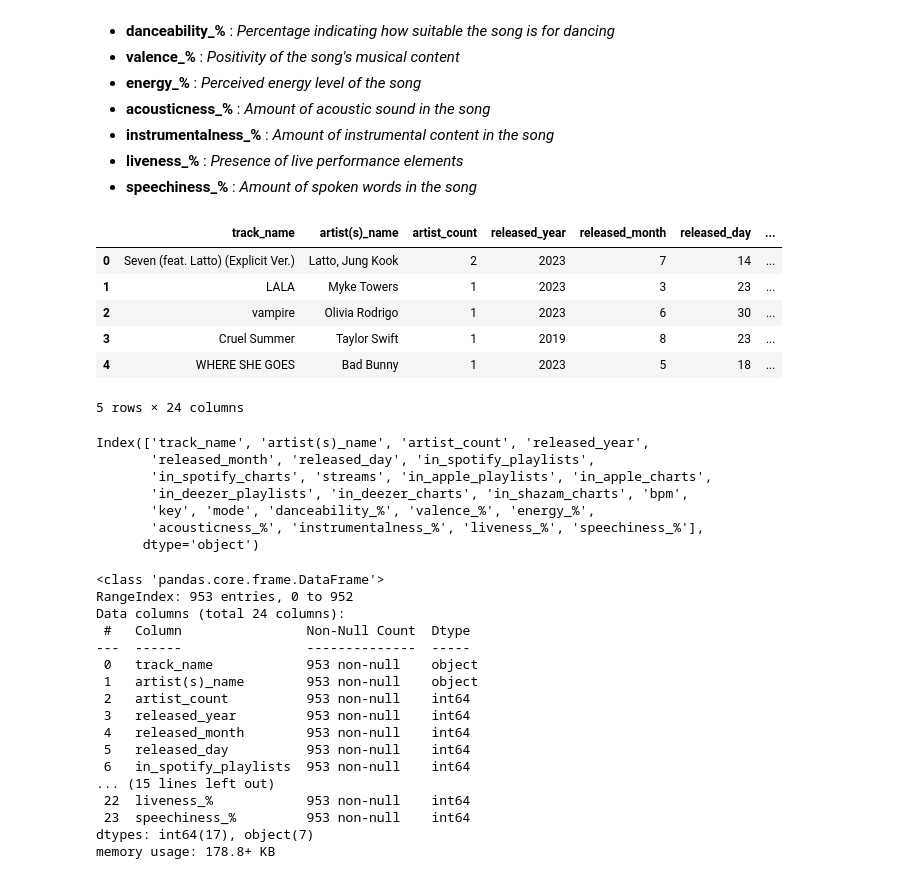
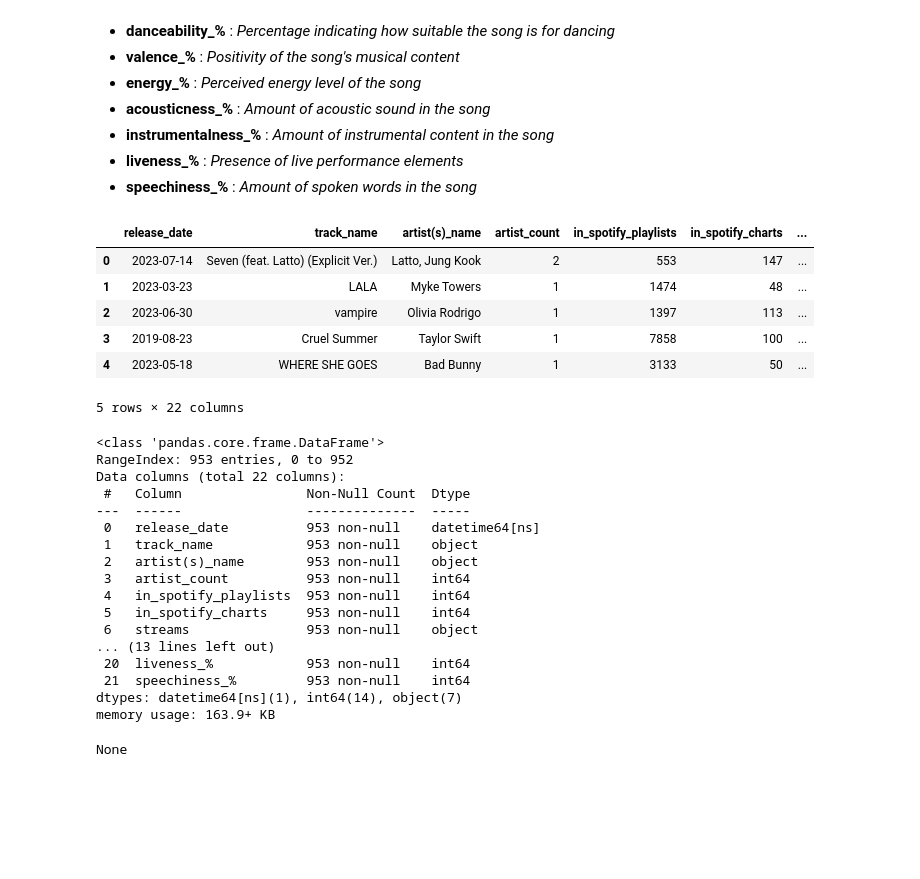
Before and after one commit to willablackmon/spotify_playlist_analysis, a Jupyter notebook: spotify_2023_data.ipynb, the cells around one changed output. Cells and saved outputs as stored; diff of their text form; code cells hidden in the pictures; blank space fills up the shorter version.

```diff
--- a/spotify_2023_data.ipynb
+++ b/spotify_2023_data.ipynb
@@ -32,41 +34,38 @@ https://www.kaggle.com/datasets/nelgiriyewithana/top-spotify-songs-2023
 * **liveness_%** : *Presence of live performance elements*
 * **speechiness_%** : *Amount of spoken words in the song*
 # %%
-# Import CSV
+# Import CSV, convert three data columns as a single dateTime object.
 csv_path = 'Resources/spotify-2023-data.csv'
-df = pd.read_csv(csv_path, encoding='ISO-8859-1')
+
+# note: Support for nested sequences for 'parse_dates' in pd.read_csv is deprecated.
+# Combine the desired columns with pd.to_datetime (see above frame)
+df = pd.read_csv(csv_path, encoding='ISO-8859-1', parse_dates = { 'release_date' : ['released_year', 'released_month', 'released_day']})
+
 display(df.head())
-display(df.columns)
-df.info()
+display(df.info())
 # %% [output]
-|  | track_name | artist(s)_name | artist_count | released_year | released_month | released_day | ... |
-| 0 | Seven (feat. Latto) (Explicit Ver.) | Latto, Jung Kook | 2 | 2023 | 7 | 14 | ... |
-| 1 | LALA | Myke Towers | 1 | 2023 | 3 | 23 | ... |
-| 2 | vampire | Olivia Rodrigo | 1 | 2023 | 6 | 30 | ... |
-| 3 | Cruel Summer | Taylor Swift | 1 | 2019 | 8 | 23 | ... |
-| 4 | WHERE SHE GOES | Bad Bunny | 1 | 2023 | 5 | 18 | ... |
+|  | release_date | track_name | artist(s)_name | artist_count | in_spotify_playlists | in_spotify_charts | ... |
+| 0 | 2023-07-14 | Seven (feat. Latto) (Explicit Ver.) | Latto, Jung Kook | 2 | 553 | 147 | ... |
+| 1 | 2023-03-23 | LALA | Myke Towers | 1 | 1474 | 48 | ... |
+| 2 | 2023-06-30 | vampire | Olivia Rodrigo | 1 | 1397 | 113 | ... |
+| 3 | 2019-08-23 | Cruel Summer | Taylor Swift | 1 | 7858 | 100 | ... |
+| 4 | 2023-05-18 | WHERE SHE GOES | Bad Bunny | 1 | 3133 | 50 | ... |
-5 rows × 24 columns
+5 rows × 22 columns
-Index(['track_name', 'artist(s)_name', 'artist_count', 'released_year',
-       'released_month', 'released_day', 'in_spotify_playlists',
-       'in_spotify_charts', 'streams', 'in_apple_playlists', 'in_apple_charts',
-       'in_deezer_playlists', 'in_deezer_charts', 'in_shazam_charts', 'bpm',
-       'key', 'mode', 'danceability_%', 'valence_%', 'energy_%',
-       'acousticness_%', 'instrumentalness_%', 'liveness_%', 'speechiness_%'],
-      dtype='object')
+<class 'pandas.core.frame.DataFrame'>
+RangeIndex: 953 entries, 0 to 952
+Data columns (total 22 columns):
+ #   Column                Non-Null Count  Dtype
+---  ------                --------------  -----
+ 0   release_date          953 non-null    datetime64[ns]
+ 1   track_name            953 non-null    object
+ 2   artist(s)_name        953 non-null    object
+ 3   artist_count          953 non-null    int64
+ 4   in_spotify_playlists  953 non-null    int64
+ 5   in_spotify_charts     953 non-null    int64
+ 6   streams               953 non-null    object
+... (13 lines left out)
+ 20  liveness_%            953 non-null    int64
+ 21  speechiness_%         953 non-null    int64
+dtypes: datetime64[ns](1), int64(14), object(7)
+memory usage: 163.9+ KB
-<class 'pandas.core.frame.DataFrame'>
-RangeIndex: 953 entries, 0 to 952
-Data columns (total 24 columns):
- #   Column                Non-Null Count  Dtype
----  ------                --------------  -----
- 0   track_name            953 non-null    object
- 1   artist(s)_name        953 non-null    object
- 2   artist_count          953 non-null    int64
- 3   released_year         953 non-null    int64
- 4   released_month        953 non-null    int64
- 5   released_day          953 non-null    int64
- 6   in_spotify_playlists  953 non-null    int64
-... (15 lines left out)
- 22  liveness_%            953 non-null    int64
- 23  speechiness_%         953 non-null    int64
-dtypes: int64(17), object(7)
-memory usage: 178.8+ KB
+None
```
Also changed, not shown: parts of 16 cells of this notebook.
